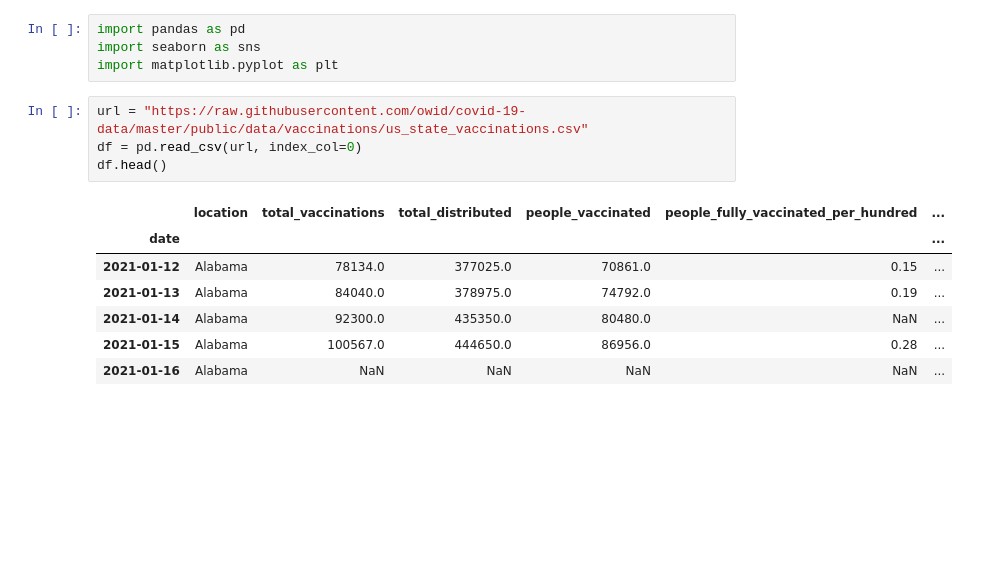
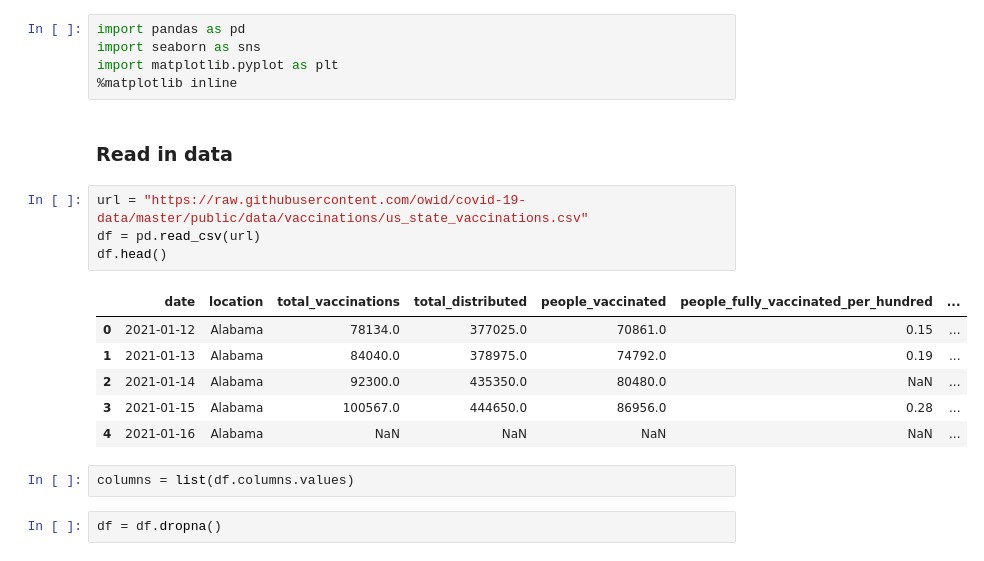
Before and after one commit to ezrc2/covid-vaccine-analysis, a Jupyter notebook: us-vaccines.ipynb, the cells around one changed output. Cells and saved outputs as stored; diff of their text form; blank space fills up the shorter version.

```diff
--- a/us-vaccines.ipynb
+++ b/us-vaccines.ipynb
@@ -2,15 +2,21 @@
 import pandas as pd
 import seaborn as sns
 import matplotlib.pyplot as plt
+%matplotlib inline
+# %% [markdown]
+### Read in data
 # %%
 url = "https://raw.githubusercontent.com/owid/covid-19-data/master/public/data/vaccinations/us_state_vaccinations.csv"
-df = pd.read_csv(url, index_col=0)
+df = pd.read_csv(url)
 df.head()
 # %% [output]
-|  | location | total_vaccinations | total_distributed | people_vaccinated | people_fully_vaccinated_per_hundred | ... |
-| date |  |  |  |  |  | ... |
-| 2021-01-12 | Alabama | 78134.0 | 377025.0 | 70861.0 | 0.15 | ... |
-| 2021-01-13 | Alabama | 84040.0 | 378975.0 | 74792.0 | 0.19 | ... |
-| 2021-01-14 | Alabama | 92300.0 | 435350.0 | 80480.0 | NaN | ... |
-| 2021-01-15 | Alabama | 100567.0 | 444650.0 | 86956.0 | 0.28 | ... |
-| 2021-01-16 | Alabama | NaN | NaN | NaN | NaN | ... |
+|  | date | location | total_vaccinations | total_distributed | people_vaccinated | people_fully_vaccinated_per_hundred | ... |
+| 0 | 2021-01-12 | Alabama | 78134.0 | 377025.0 | 70861.0 | 0.15 | ... |
+| 1 | 2021-01-13 | Alabama | 84040.0 | 378975.0 | 74792.0 | 0.19 | ... |
+| 2 | 2021-01-14 | Alabama | 92300.0 | 435350.0 | 80480.0 | NaN | ... |
+| 3 | 2021-01-15 | Alabama | 100567.0 | 444650.0 | 86956.0 | 0.28 | ... |
+| 4 | 2021-01-16 | Alabama | NaN | NaN | NaN | NaN | ... |
+# %%
+columns = list(df.columns.values)
+# %%
+df = df.dropna()
```
Also changed, not shown: parts of 2 cells of this notebook.
